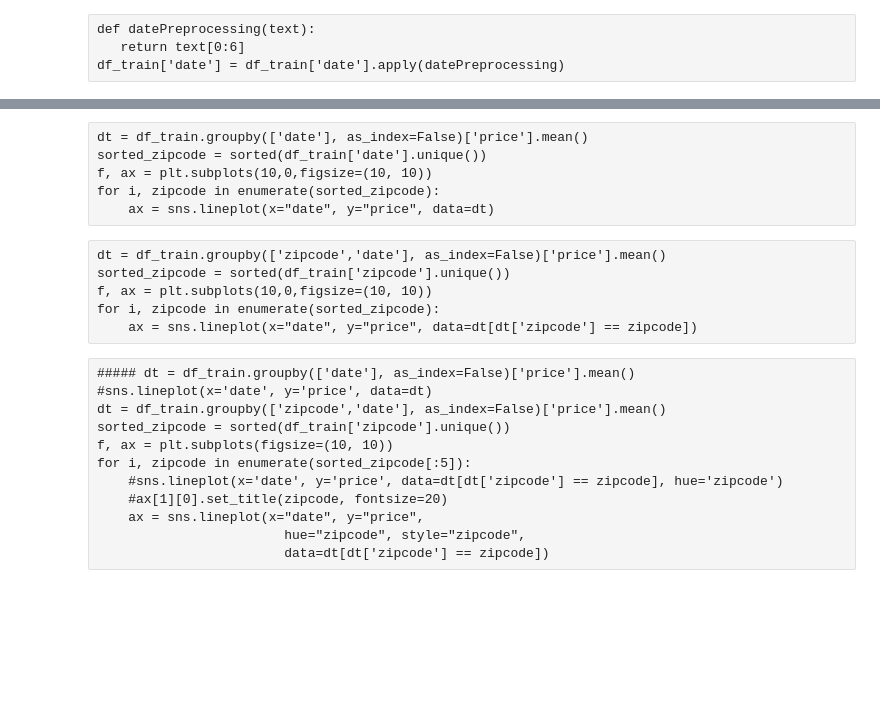
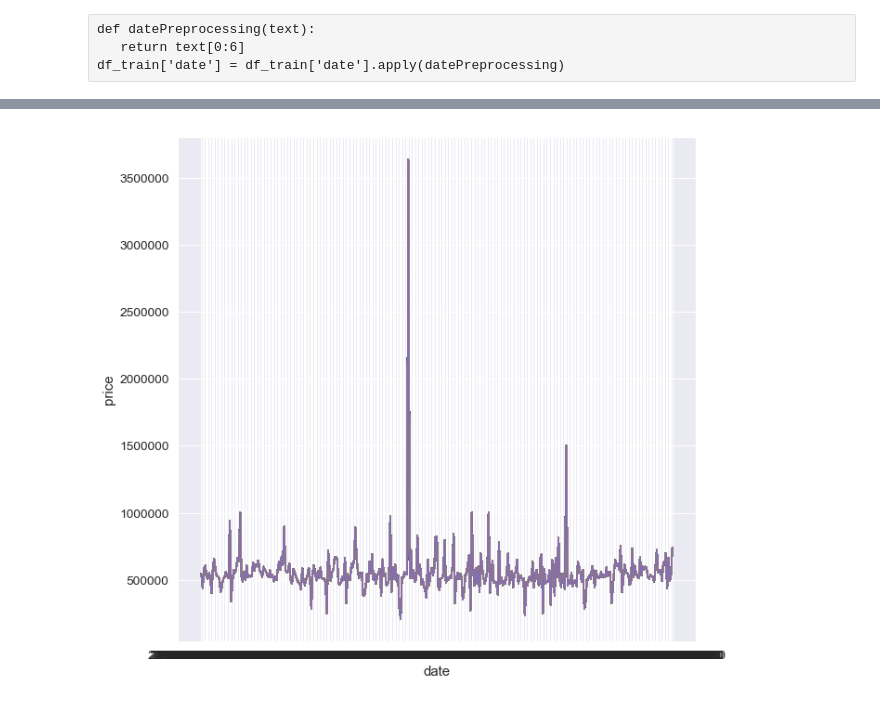
Before and after one commit to ahnjehoon/TIL2, a Jupyter notebook: project/2019-2nd-ml-month-with-kakr/시각화.ipynb, the cells around one changed output, grey strips where cells are left out. Saved outputs shown, nothing was run; the diff lists cells and outputs as text; code cells hidden in the pictures; blank space fills up the shorter version.

```diff
--- a/project/2019-2nd-ml-month-with-kakr/시각화.ipynb
+++ b/project/2019-2nd-ml-month-with-kakr/시각화.ipynb
@@ -185,24 +186,8 @@ df_train['date'].unique()
-# %% [raw]
-dt = df_train.groupby(['date'], as_index=False)['price'].mean()
-sorted_zipcode = sorted(df_train['date'].unique())
-f, ax = plt.subplots(10,0,figsize=(10, 10))
-for i, zipcode in enumerate(sorted_zipcode):
-    ax = sns.lineplot(x="date", y="price", data=dt)
-# %% [raw]
-dt = df_train.groupby(['zipcode','date'], as_index=False)['price'].mean()
-sorted_zipcode = sorted(df_train['zipcode'].unique())
-f, ax = plt.subplots(10,0,figsize=(10, 10))
-for i, zipcode in enumerate(sorted_zipcode):
-    ax = sns.lineplot(x="date", y="price", data=dt[dt['zipcode'] == zipcode])
-# %% [raw]
-##### dt = df_train.groupby(['date'], as_index=False)['price'].mean()
-#sns.lineplot(x='date', y='price', data=dt)
-dt = df_train.groupby(['zipcode','date'], as_index=False)['price'].mean()
-sorted_zipcode = sorted(df_train['zipcode'].unique())
-f, ax = plt.subplots(figsize=(10, 10))
-for i, zipcode in enumerate(sorted_zipcode[:5]):
-    #sns.lineplot(x='date', y='price', data=dt[dt['zipcode'] == zipcode], hue='zipcode')
-    #ax[1][0].set_title(zipcode, fontsize=20)
-    ax = sns.lineplot(x="date", y="price",
-                        hue="zipcode", style="zipcode",
-                        data=dt[dt['zipcode'] == zipcode])
+# %%
+dt = df_train.groupby(['date'], as_index=False)['price'].mean()
+sorted_zipcode = sorted(df_train['date'].unique())
+f, ax = plt.subplots(10,0,figsize=(10, 10))
+for i, zipcode in enumerate(sorted_zipcode):
+    ax = sns.lineplot(x="date", y="price", data=dt)
+# %% [output]
+[figure, added]
```
Also changed, not shown: parts of 12 cells of this notebook, 4 other files.
